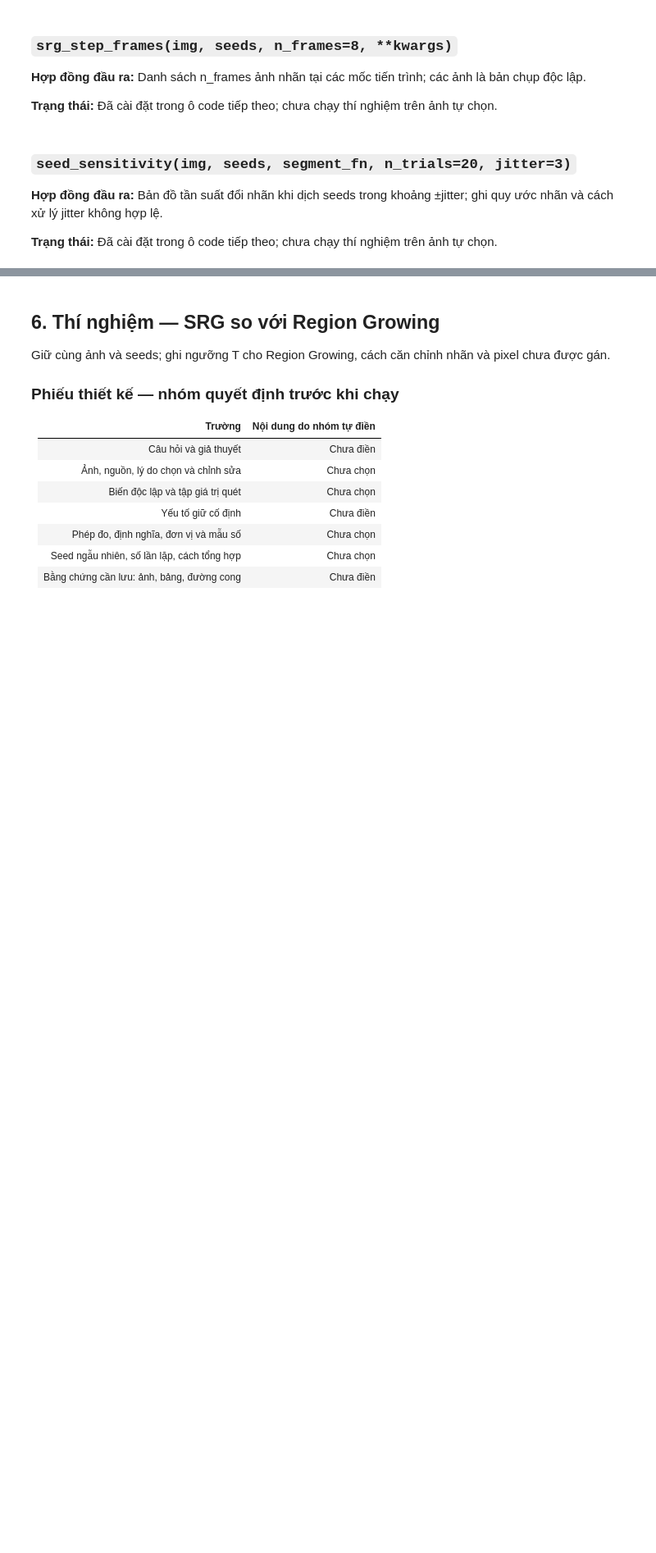
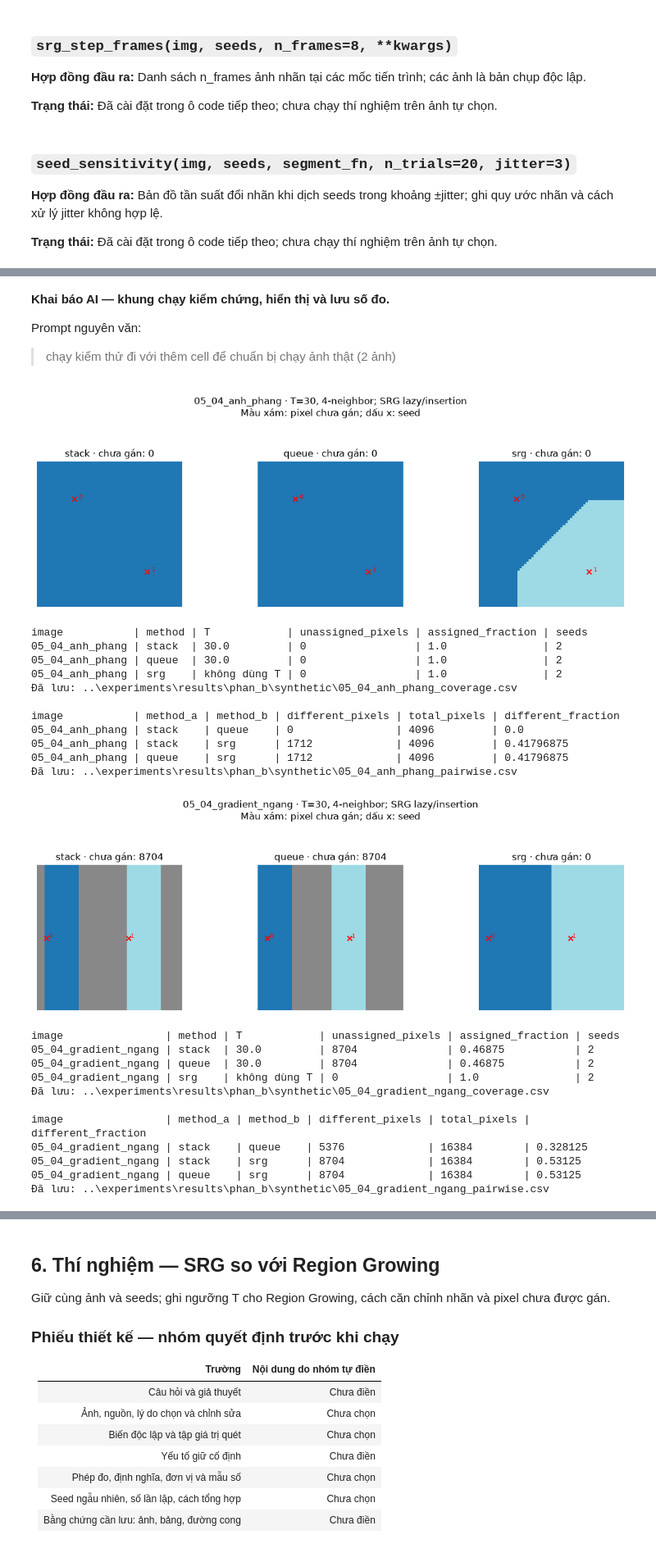
Before and after one commit to t-minhquan/Computer-Vision_Lab2, a Jupyter notebook: notebooks/phan_b_phan_vung_anh.ipynb, the cells around one changed output, grey strips where cells are left out. Shown at 82% size. Cells and saved outputs as stored; diff of their text form; code cells hidden in the pictures; blank space fills up the shorter version.

```diff
--- a/notebooks/phan_b_phan_vung_anh.ipynb
+++ b/notebooks/phan_b_phan_vung_anh.ipynb
@@ -410,0 +677,42 @@ Cùng ảnh và seeds; so từng cặp, thể hiện pixel chưa gán của phư
+# %% [markdown]
+**Khai báo AI — khung chạy kiểm chứng, hiển thị và lưu số đo.**
+
+Prompt nguyên văn:
+
+> chạy kiểm thử đi với thêm cell để chuẩn bị chạy ảnh thật (2 ảnh)
+# %%
+b_method_results = {}
+b_pairwise_rows = []
+for b_name, b_image in b_images.items():
+    b_method_results[b_name] = b_compare_methods(
+        b_image, b_test_seeds[b_name], b_test_T, b_result_dir,
+        "05_04_" + b_name, srg_labels=b_base[b_name][0])
+    b_pairwise_rows.extend(b_method_results[b_name]["pairwise"])
+b_write_table(b_result_dir / "05_04_all_pairwise.csv",
+              ["image", "method_a", "method_b", "different_pixels", "total_pixels", "different_fraction"], b_pairwise_rows)
+print("Đếm trên toàn ảnh sau căn chỉnh nhãn; −1 được giữ là một trạng thái riêng, không bỏ khỏi mẫu số.")
+# %% [output]
+[figure, added]
+image           | method | T            | unassigned_pixels | assigned_fraction | seeds
+05_04_anh_phang | stack  | 30.0         | 0                 | 1.0               | 2
+05_04_anh_phang | queue  | 30.0         | 0                 | 1.0               | 2
+05_04_anh_phang | srg    | không dùng T | 0                 | 1.0               | 2
+Đã lưu: ..\experiments\results\phan_b\synthetic\05_04_anh_phang_coverage.csv
+
+image           | method_a | method_b | different_pixels | total_pixels | different_fraction
+05_04_anh_phang | stack    | queue    | 0                | 4096         | 0.0
+05_04_anh_phang | stack    | srg      | 1712             | 4096         | 0.41796875
+05_04_anh_phang | queue    | srg      | 1712             | 4096         | 0.41796875
+Đã lưu: ..\experiments\results\phan_b\synthetic\05_04_anh_phang_pairwise.csv
+[figure, added]
+image                | method | T            | unassigned_pixels | assigned_fraction | seeds
+05_04_gradient_ngang | stack  | 30.0         | 8704              | 0.46875           | 2
+05_04_gradient_ngang | queue  | 30.0         | 8704              | 0.46875           | 2
+05_04_gradient_ngang | srg    | không dùng T | 0                 | 1.0               | 2
+Đã lưu: ..\experiments\results\phan_b\synthetic\05_04_gradient_ngang_coverage.csv
+
+image                | method_a | method_b | different_pixels | total_pixels | different_fraction
+05_04_gradient_ngang | stack    | queue    | 5376             | 16384        | 0.328125
+05_04_gradient_ngang | stack    | srg      | 8704             | 16384        | 0.53125
+05_04_gradient_ngang | queue    | srg      | 8704             | 16384        | 0.53125
+Đã lưu: ..\experiments\results\phan_b\synthetic\05_04_gradient_ngang_pairwise.csv
```
Also changed, not shown: parts of 44 cells of this notebook, 38 other files.
